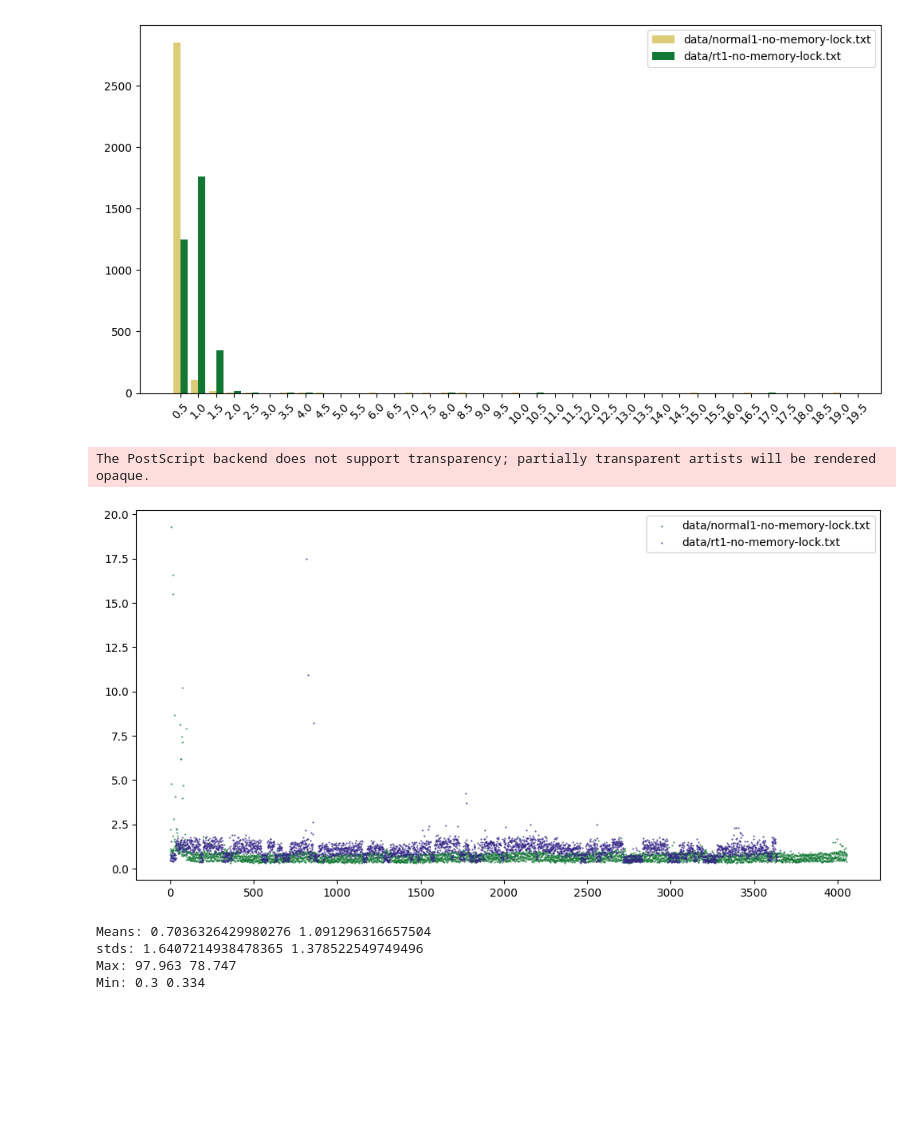
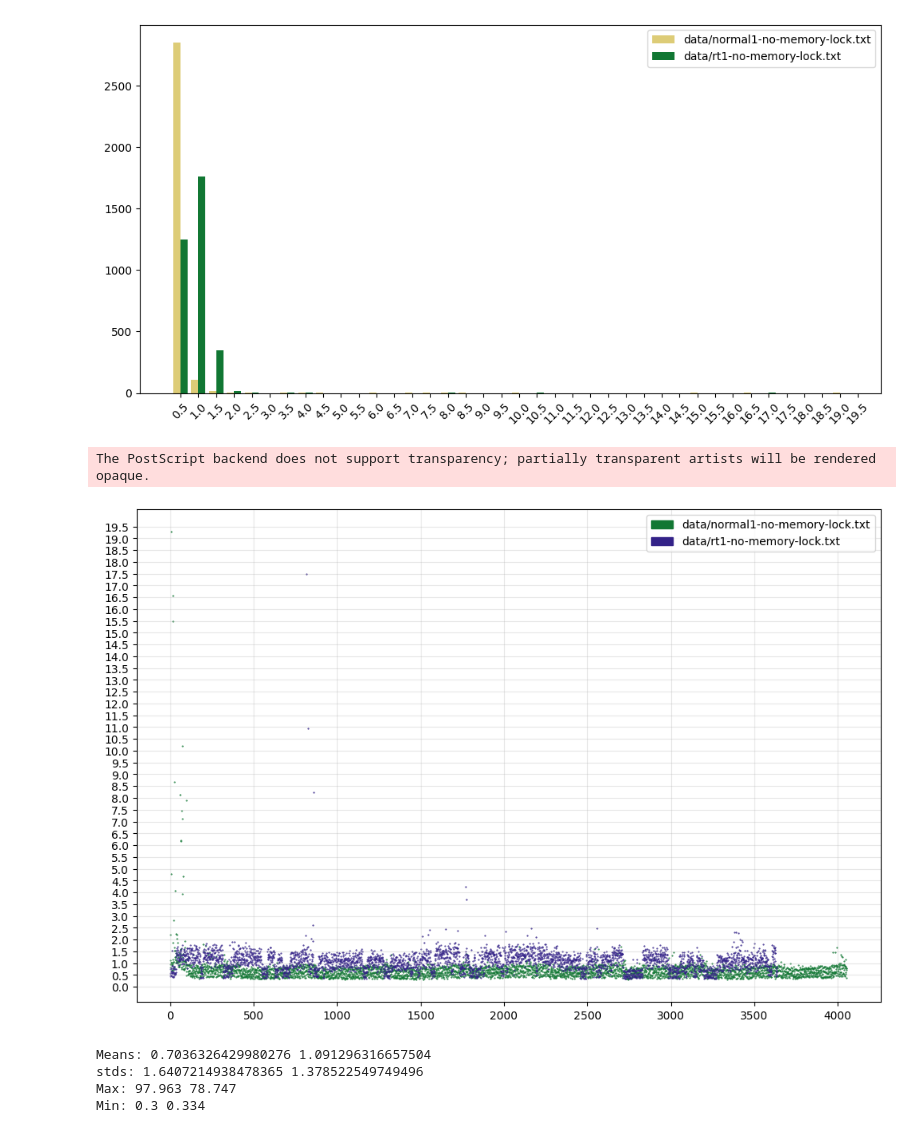
Before and after one commit to Alqio/realtime, a Jupyter notebook: main.ipynb, the cells around one changed output. Drawn from its saved outputs; the diff is of its cells as text; code cells hidden in the pictures; blank space fills up the shorter version.

```diff
--- a/main.ipynb
+++ b/main.ipynb
@@ -55,21 +55,30 @@ The PostScript backend does not support transparency; partially transparent arti
 # %%
 f = plt.figure()
 f.set_figwidth(12)
-f.set_figheight(6)
+f.set_figheight(8)
 
 filtered1 = list(filter(lambda x: x < 20, data1))
 filtered2 = list(filter(lambda x: x < 20, data2))
-plt.scatter(range(0, len(filtered1)), filtered1, label=fname1, color=darkgreen, marker='o', s=0.2, alpha=1)
-plt.scatter(range(0, len(filtered2)), filtered2, label=fname2, color=violet, marker='o', s=0.2, alpha=1)
-plt.legend(loc='upper right')
+
+patch1 = mpatches.Patch(color=darkgreen, label=fname1)
+patch2 = mpatches.Patch(color=violet, label=fname2)
+
+plt.yticks([0] + bins)
+plt.grid(alpha=0.3)
+
+plt.scatter(range(0, len(filtered1)), filtered1, label=fname1, color=darkgreen, marker='.', s=1, alpha=1)
+plt.scatter(range(0, len(filtered2)), filtered2, label=fname2, color=violet, marker='.', s=1, alpha=1)
+plt.legend(loc='upper right', handles=[patch1, patch2])
+
+
 
 t = format_time()
 plt.savefig(f"plots/scatter-{t}.svg")
 plt.savefig(f"plots/scatter-{t}.eps")
 plt.show()
 # %% [output]
 The PostScript backend does not support transparency; partially transparent artists will be rendered opaque.
-[figure, old version]
+[figure, new version]
 # %%
 print(f"Means: {np.mean(data1)} {np.mean(data2)}")
 print(f"stds: {np.std(data1)} {np.std(data2)}")
```
Also changed, not shown: parts of 1 cell of this notebook.
